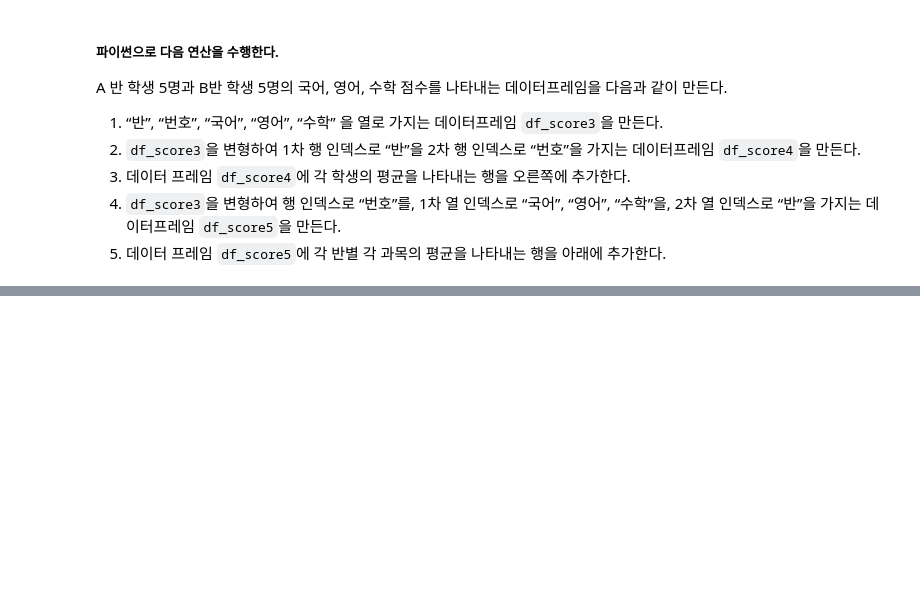
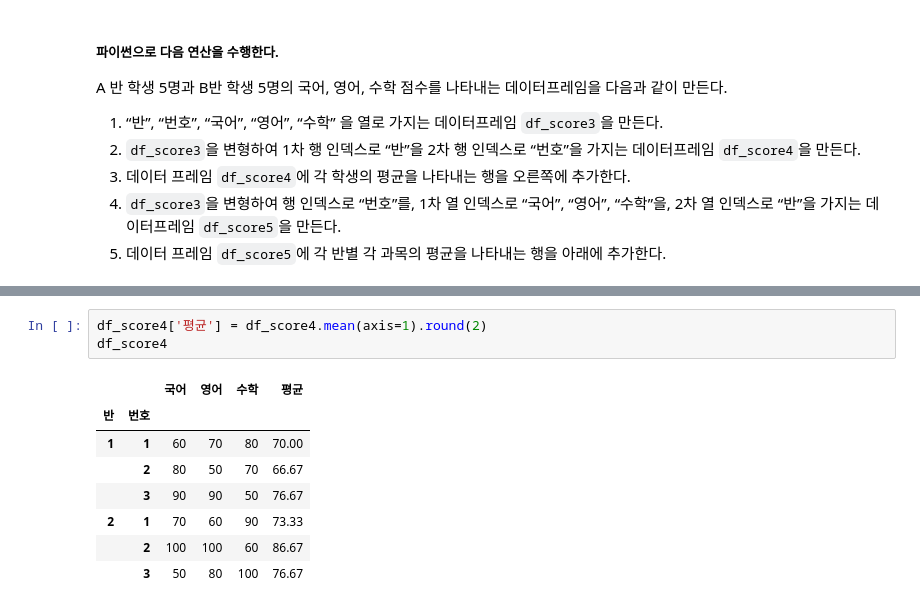
Before and after one commit to Chixol/Python, a Jupyter notebook: pandas_data_analysis/pandas_multi_index.ipynb, the cells around one changed output, grey strips where cells are left out. Drawn from its saved outputs; the diff is of its cells as text; blank space fills up the shorter version.

```diff
--- a/pandas_data_analysis/pandas_multi_index.ipynb
+++ b/pandas_data_analysis/pandas_multi_index.ipynb
@@ -333,0 +363,12 @@ A 반 학생 5명과 B반 학생 5명의 국어, 영어, 수학 점수를 나타
+# %%
+df_score4['평균'] = df_score4.mean(axis=1).round(2)
+df_score4
+# %% [output]
+|  |  | 국어 | 영어 | 수학 | 평균 |
+| 반 | 번호 |  |  |  |  |
+| 1 | 1 | 60 | 70 | 80 | 70.00 |
+|  | 2 | 80 | 50 | 70 | 66.67 |
+|  | 3 | 90 | 90 | 50 | 76.67 |
+| 2 | 1 | 70 | 60 | 90 | 73.33 |
+|  | 2 | 100 | 100 | 60 | 86.67 |
+|  | 3 | 50 | 80 | 100 | 76.67 |
```
Also changed, not shown: parts of 4 cells of this notebook.
